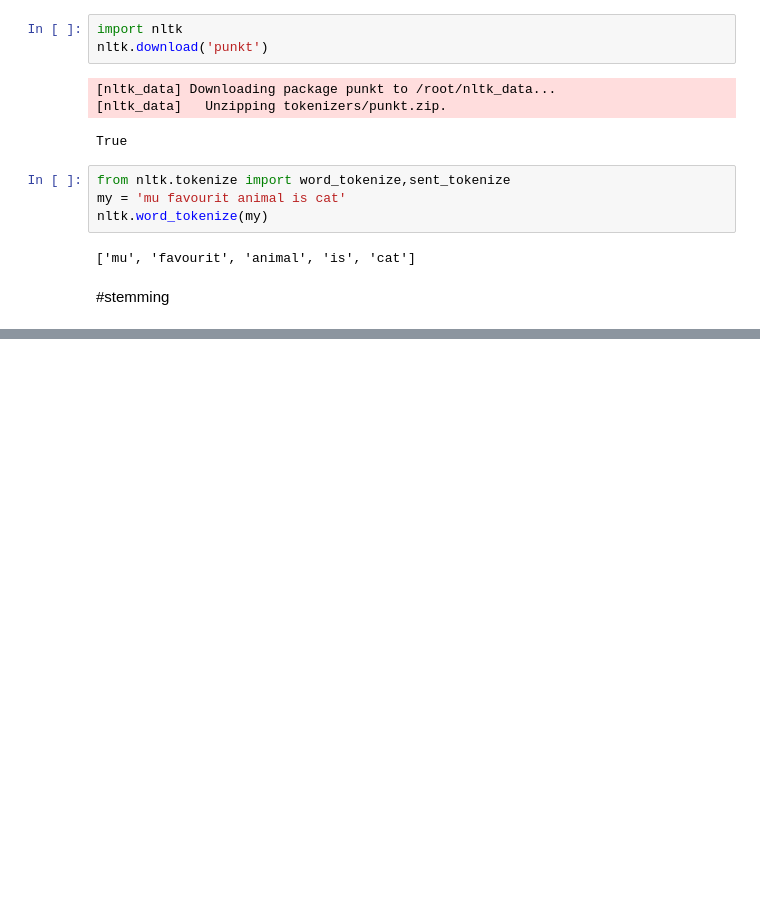
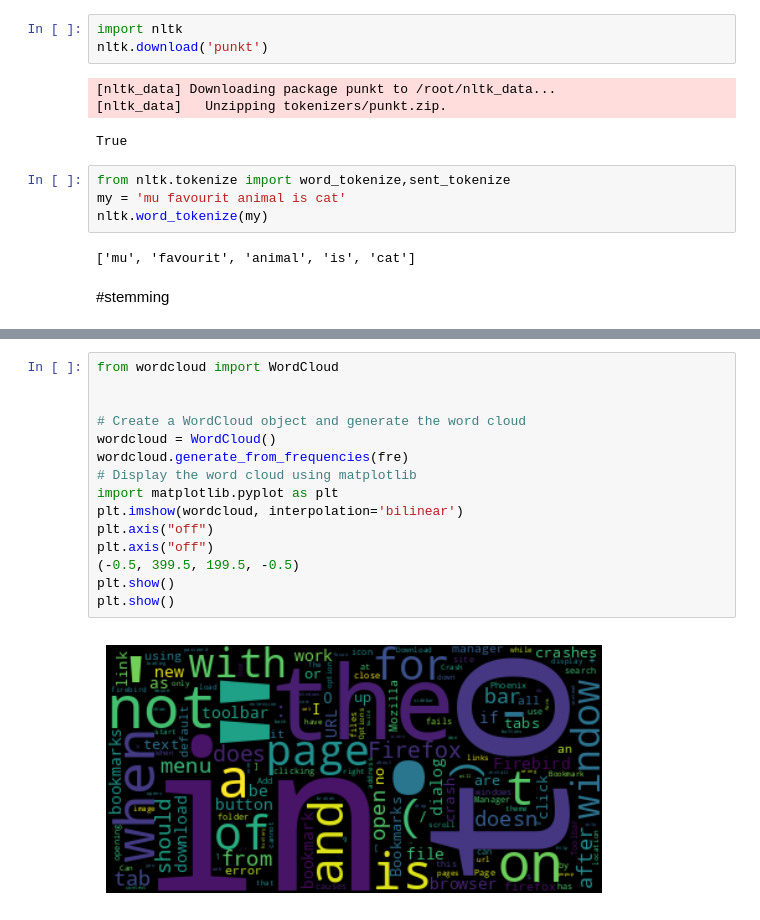
Before and after one commit to baaaRaathh/Natural-Language-Processing, a Jupyter notebook: Text_Processing.ipynb, the cells around one changed output, grey strips where cells are left out. Cells and saved outputs as stored; diff of their text form; blank space fills up the shorter version.

```diff
--- a/Text_Processing.ipynb
+++ b/Text_Processing.ipynb
@@ -170,0 +276,17 @@ nltk.word_tokenize(my)
+# %%
+from wordcloud import WordCloud
+
+
+# Create a WordCloud object and generate the word cloud
+wordcloud = WordCloud()
+wordcloud.generate_from_frequencies(fre)
+# Display the word cloud using matplotlib
+import matplotlib.pyplot as plt
+plt.imshow(wordcloud, interpolation='bilinear')
+plt.axis("off")
+plt.axis("off")
+(-0.5, 399.5, 199.5, -0.5)
+plt.show()
+plt.show()
+# %% [output]
+[figure, added]
```
Also changed, not shown: parts of 16 cells of this notebook.
